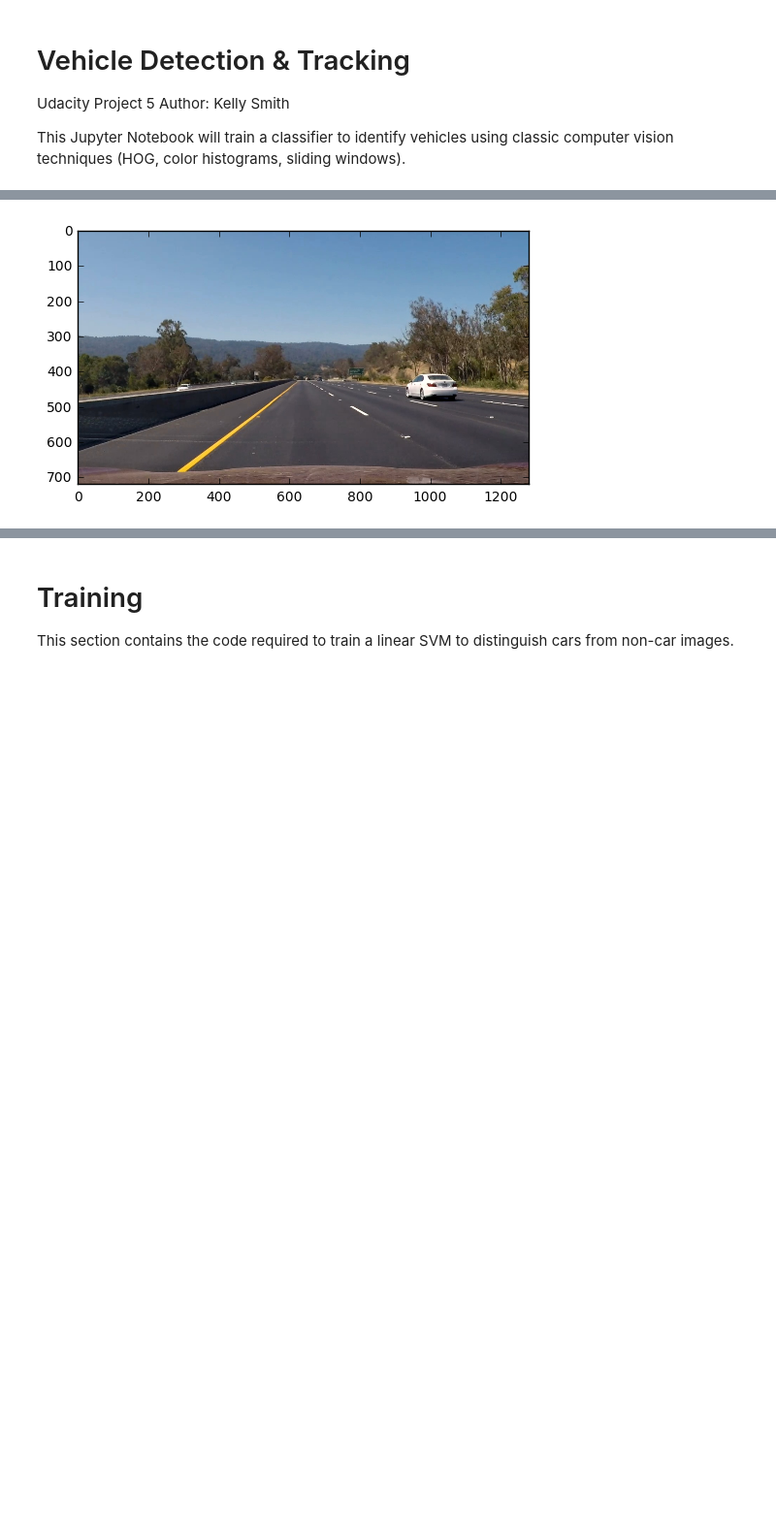
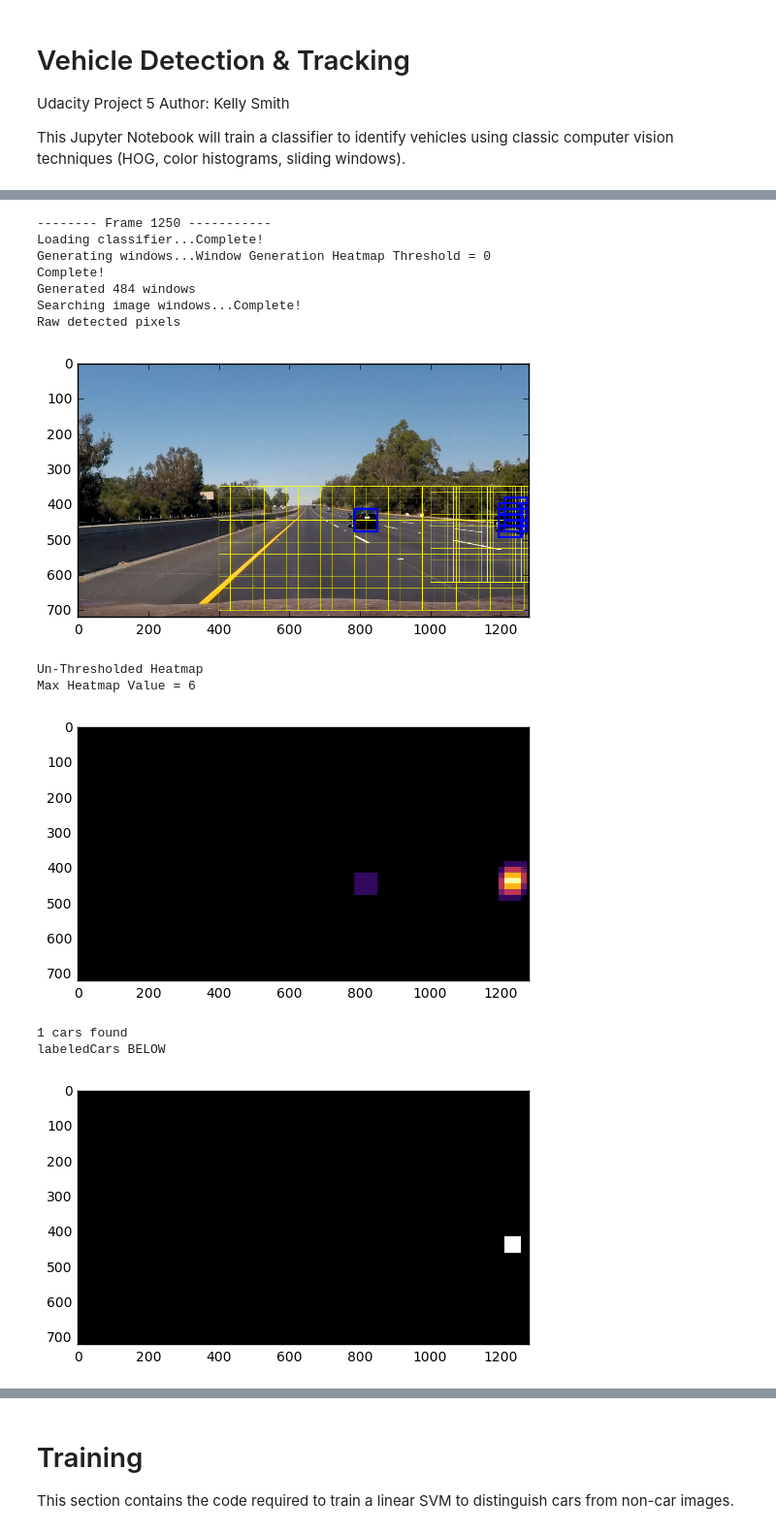
Before and after one commit to ksmith6/vehicle_detection, a Jupyter notebook: Vehicle_Detection_and_Tracking.ipynb, the cells around one changed output, grey strips where cells are left out. Shown at 97% size. Saved outputs shown, nothing was run; the diff lists cells and outputs as text; code cells hidden in the pictures; blank space fills up the shorter version.

Commit message:
Modified pipeline to optimize multi-scale vehicle tracking.  Now uses windows along bottom right and side edges.  Also investigates potential detections more effectively with extra windows.

```diff
--- a/Vehicle_Detection_and_Tracking.ipynb
+++ b/Vehicle_Detection_and_Tracking.ipynb
@@ -36,27 +28,43 @@ The pipeline is slow as molasses.  Probably need to figure out the single-HOG-ca
 # %%
 color_space = 'YUV' # Can be RGB, HSV, LUV, HLS, YUV, YCrCb
 
 # HOG Tuning Knobs
 hog_feat = True # HOG features on or off
 orient = 9  # HOG orientations
 pix_per_cell = 4 # HOG pixels per cell
 cell_per_block = 2 # HOG cells per block
 hog_channel = "ALL" # "ALL" # Can be 0, 1, 2, or "ALL"
 
 # Spatial Features Knobs
 spatial_feat = True # True # Spatial features on or off
 spatial_size = (16, 16) # Spatial binning dimensions
 
 # Color Histogram Feature Knobs
 hist_bins = 16    # Number of histogram bins
 hist_feat = True # Histogram features on or off
 
-HeatMapThreshold = 3
+# Define the heatmap threshold.  Pixels with a value less than
+# this threshold will be excluded from the final bounding box.
+HeatMapThreshold = 5
 
-image = mpimg.imread('frames/frame400.jpg')
-# image2 = mpimg.imread('frames/frame202.jpg')
+# Initialize the heatmap
 heatmap = HeatMap(image)
-test(image, Retrain=False, Debug=False, Mini=False)
-# test(mpimg.imread('frames/frame401.jpg'))
+# Run a sequence of images through the pipeline to observe performance over multiple frames.
+for i in range(1250, 1252, 1):
+    print("-------- Frame %d -----------" % (i))
+    test(mpimg.imread('frames/frame%d.jpg' % (i)),Debug=True)
 # %% [output]
+-------- Frame 1250 -----------
+Loading classifier...Complete!
+Generating windows...Window Generation Heatmap Threshold = 0
+Complete!
+Generated 484 windows
+Searching image windows...Complete!
+Raw detected pixels
-[figure, old version]
+[figure, new version]
+Un-Thresholded Heatmap
+Max Heatmap Value = 6
+[figure, added]
+1 cars found
+labeledCars BELOW
+[figure, added]
```
Also changed, not shown: parts of 16 cells of this notebook, 1 other file.
